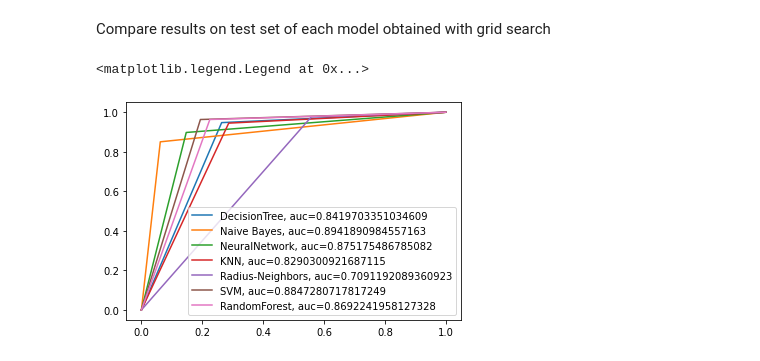
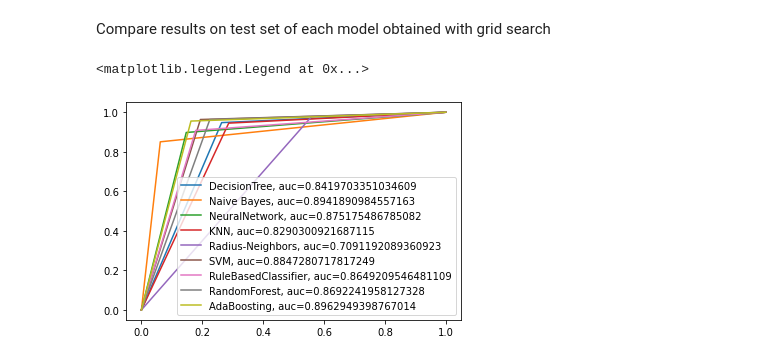
Before and after one commit to OrnelaDanushi/DM-project21, a Jupyter notebook: Task3/Classification.ipynb, the cells around one changed output. Saved outputs shown, nothing was run; the diff lists cells and outputs as text; code cells hidden in the pictures.

Commit message:
fixed Roc curve on rule based

```diff
--- a/Task3/Classification.ipynb
+++ b/Task3/Classification.ipynb
@@ -1009,37 +1055,37 @@ fpr, tpr, thresh = metrics.roc_curve(test_label, test_pred_nn)
 auc = metrics.roc_auc_score(test_label, test_pred_nn)
 plt.plot(fpr,tpr,label="NeuralNetwork, auc="+str(auc))
 
 #KNN
 fpr, tpr, thresh = metrics.roc_curve(test_label, test_pred_knn)
 auc = metrics.roc_auc_score(test_label, test_pred_knn)
 plt.plot(fpr,tpr,label="KNN, auc="+str(auc))
 
 #Radius-Neighbors
 fpr, tpr, thresh = metrics.roc_curve(test_label, test_pred_radius)
 auc = metrics.roc_auc_score(test_label, test_pred_radius)
 plt.plot(fpr,tpr,label="Radius-Neighbors, auc="+str(auc))
 
 #SVM
 fpr, tpr, thresh = metrics.roc_curve(test_label, test_pred_svm)
 auc = metrics.roc_auc_score(test_label, test_pred_svm)
 plt.plot(fpr,tpr,label="SVM, auc="+str(auc))
 
 #Rule Based Classifier
-#fpr, tpr, thresh = metrics.roc_curve(test_label, test_pred_rb)
-#auc = metrics.roc_auc_score(test_label, test_pred_rb)
-#plt.plot(fpr,tpr,label="RuleBasedClassifier, auc="+str(auc))
+fpr, tpr, thresh = metrics.roc_curve(test_label, test_pred_rb)
+auc = metrics.roc_auc_score(test_label, test_pred_rb)
+plt.plot(fpr,tpr,label="RuleBasedClassifier, auc="+str(auc))
 
 #RandomForest
 fpr, tpr, thresh = metrics.roc_curve(test_label, test_pred_rf)
 auc = metrics.roc_auc_score(test_label, test_pred_rf)
 plt.plot(fpr,tpr,label="RandomForest, auc="+str(auc))
 
 #AdaBoosting
-#fpr, tpr, thresh = metrics.roc_curve(test_label, test_pred_abc)
-#auc = metrics.roc_auc_score(test_label, test_pred_abc)
-#plt.plot(fpr,tpr,label="AdaBoosting, auc="+str(auc))
+fpr, tpr, thresh = metrics.roc_curve(test_label, test_pred_abc)
+auc = metrics.roc_auc_score(test_label, test_pred_abc)
+plt.plot(fpr,tpr,label="AdaBoosting, auc="+str(auc))
 
 plt.legend(loc=0)
 # %% [output]
 <matplotlib.legend.Legend at 0x...>
-[figure, old version]
+[figure, new version]
```
Also changed, not shown: parts of 4 cells of this notebook.
